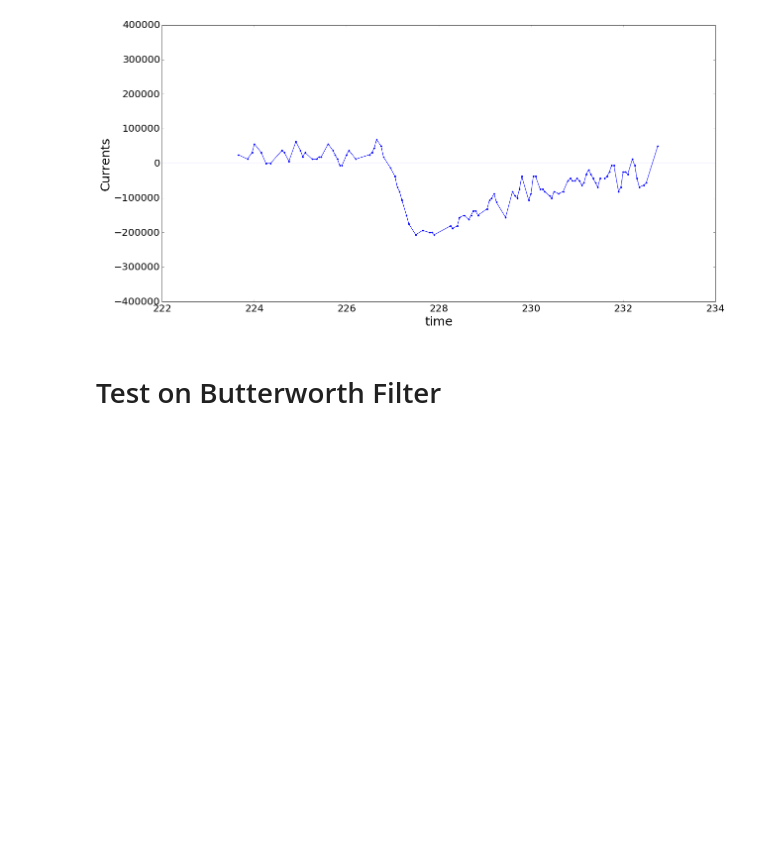
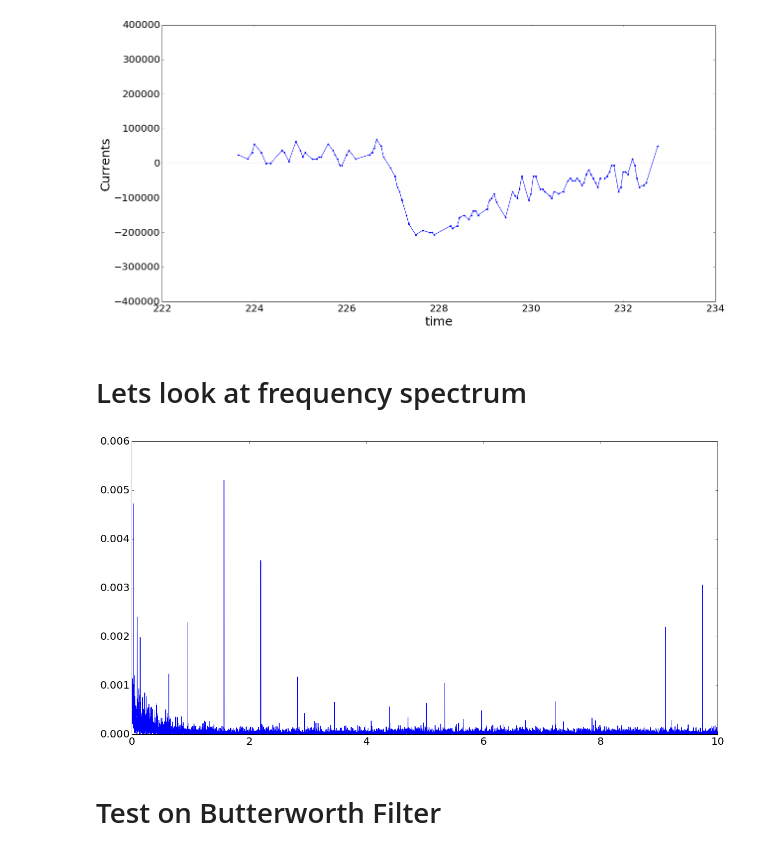
Before and after one commit to jamka1902/Python-Course, a Jupyter notebook: Data_analysis.ipynb, the cells around one changed output. Drawn from its saved outputs; the diff is of its cells as text; code cells hidden in the pictures; blank space fills up the shorter version.

```diff
--- a/Data_analysis.ipynb
+++ b/Data_analysis.ipynb
@@ -291,6 +291,23 @@ ax.set_ylabel('Currents')
 plt.show()
 # %% [output]
 [figure]
+# %% [markdown]
+# Lets look at frequency spectrum
+# %%
+import scipy.signal as signal
+## period => [0.05 , 50] microsecs
+frequencies = np.linspace(0.01,10,10000)
+pgram = signal.lombscargle(combinedData3[0],combinedData3[1], frequencies,normalize=True)
+# %%
+# Plotting the Frequency Power Spectrum
+fig = plt.figure()
+ax1 = fig.add_subplot(111)
+ax1.plot(frequencies,pgram, 'b-')
+#ax1.axvline(0.03,c='k',lw=2.)
+plt.show()
+#plt.xlim(0,2500)
+# %% [output]
+[figure, added]
 # %% [markdown]
 # Test on Butterworth Filter
 # %%
```
Also changed, not shown: parts of 17 cells of this notebook, 1 other file.
